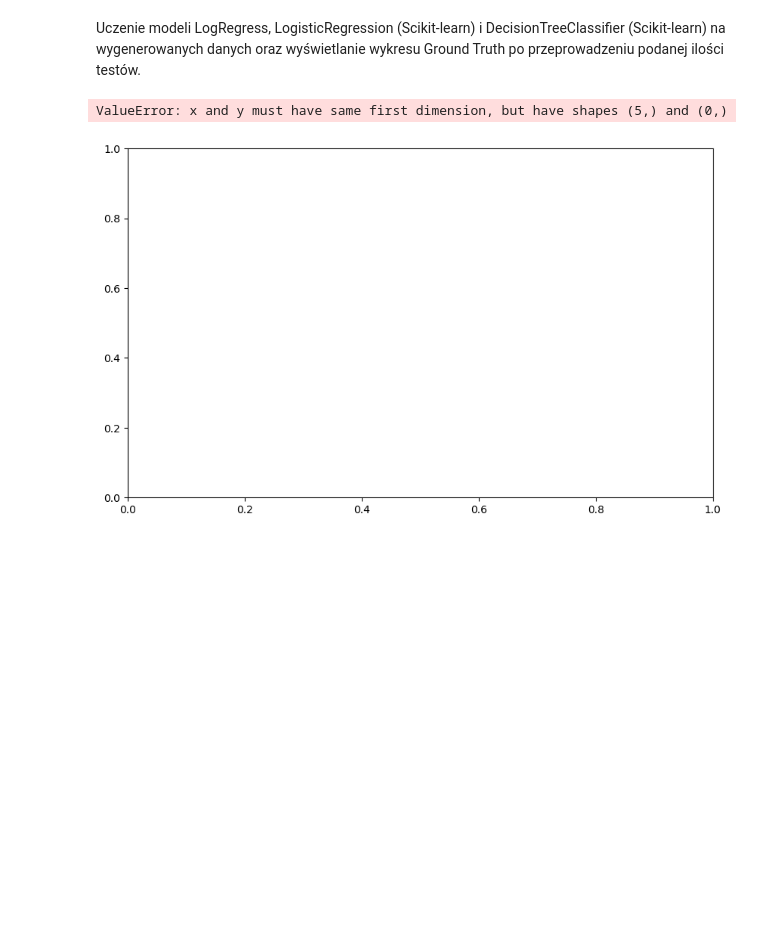
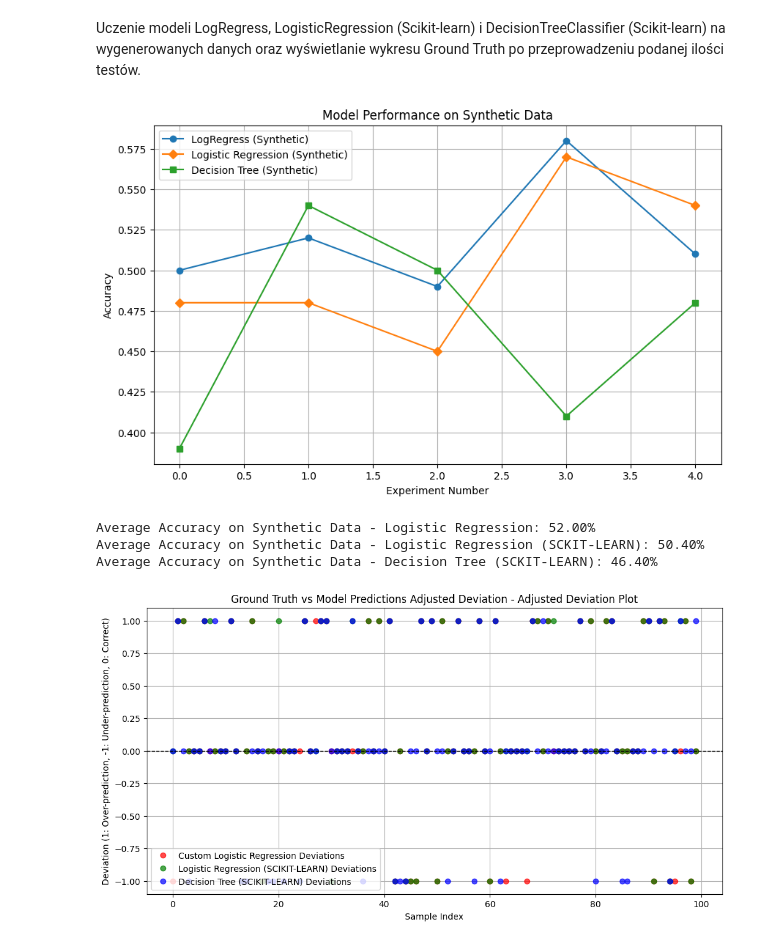
Before and after one commit to lukaszharkot/MwDM, a Jupyter notebook: LogRegressAll copy 2.ipynb, the cells around one changed output. Saved outputs shown, nothing was run; the diff lists cells and outputs as text; code cells hidden in the pictures; blank space fills up the shorter version.

```diff
--- a/LogRegressAll copy 2.ipynb
+++ b/LogRegressAll copy 2.ipynb
@@ -118,20 +121,17 @@ MultiTestHorse(num_of_experiments)
 # %% [markdown]
 Uczenie modeli LogRegress, LogisticRegression (Scikit-learn) i DecisionTreeClassifier (Scikit-learn) na wygenerowanych danych oraz wyświetlanie wykresu Ground Truth po przeprowadzeniu podanej ilości testów.
 # %%
-# Lists to collect all accuracies
-accuracy_logreg_synthetic = []
-accuracy_log_synthetic = []
-accuracy_tree_synthetic = []
+# Function to run multiple experiments on synthetic data
+def MultiTestSynth(num_experiments):
+    # Lists to collect all accuracies
+    accuracy_logreg_synthetic = []
+    accuracy_log_synthetic = []
+    accuracy_tree_synthetic = []
 
-# Lists to collect all predictions from every experiment
-all_predictions_logreg_synthetic = []
-all_predictions_log_synthetic = []
-all_predictions_tree_synthetic = []
-
-
-
-def MultiTestSynth(num_experiments):
-
+    # Lists to collect all predictions from every experiment
+    all_predictions_logreg_synthetic = []
+    all_predictions_log_synthetic = []
+    all_predictions_tree_synthetic = []
 
     for i in range(num_experiments):
         # Generate synthetic dataset
@@ -165,9 +165,8 @@ def MultiTestSynth(num_experiments):
         acc_tree = accuracy_score(y_test, predictions_tree)
         accuracy_tree_synthetic.append(acc_tree)
 
-    return y_test
-
-y_test = MultiTestHorse(num_of_experiments)
+    # Return predictions and true labels for further plotting
+    return y_test, all_predictions_logreg_synthetic, all_predictions_log_synthetic, all_predictions_tree_synthetic, accuracy_logreg_synthetic, accuracy_log_synthetic, accuracy_tree_synthetic
 # %% [markdown]
 Wyświetlanie wykresów Dokładności i Ground Truth dla danych HorseColic
 # %%
@@ -216,6 +221,7 @@ ValueError: x and y must have same first dimension, but have shapes (5,) and (10
 Uczenie modeli LogRegress, LogisticRegression (Scikit-learn) i DecisionTreeClassifier (Scikit-learn) na wygenerowanych danych oraz wyświetlanie wykresu Ground Truth po przeprowadzeniu podanej ilości testów.
 # %%
 
+y_test, all_predictions_logreg_synthetic, all_predictions_log_synthetic, all_predictions_tree_synthetic, accuracy_logreg_synthetic, accuracy_log_synthetic, accuracy_tree_synthetic = MultiTestSynth(num_of_experiments)
 
 plt.figure(figsize=(10, 6))
 plt.plot(range(num_of_experiments), accuracy_logreg_synthetic, marker='o', label="LogRegress (Synthetic)")
@@ -227,33 +233,36 @@ plt.title("Model Performance on Synthetic Data")
 plt.legend()
 plt.grid(True)
 plt.show()
 
 print("\nAverage Accuracy on Synthetic Data - Logistic Regression: {:.2f}%".format(np.mean(accuracy_logreg_synthetic) * 100))
 print("Average Accuracy on Synthetic Data - Logistic Regression (SCKIT-LEARN): {:.2f}%".format(np.mean(accuracy_log_synthetic) * 100))
-print("Average Accuracy on Synthetic Data - Decision Tree (SCKIT-LEARN): {:.2f}%".format(np.mean(accuracy_tree_synthetic) * 100))
+print("Average Accuracy on Synthetic Data - Decision Tree (SCKIT-LEARN): {:.2f}% \n".format(np.mean(accuracy_tree_synthetic) * 100))
 
 # Sample data
 true_labels = y_test  # Replace with your actual ground truth labels
 all_predictions = [all_predictions_logreg_synthetic, all_predictions_log_synthetic, all_predictions_tree_synthetic]
 labels = ["Custom Logistic Regression", "Logistic Regression (SCIKIT-LEARN)", "Decision Tree (SCIKIT-LEARN)"]
 title = "Ground Truth vs Model Predictions Adjusted Deviation"
 
 # Plotting adjusted deviations
 plt.figure(figsize=(12, 6))
 colors = ['red', 'green', 'blue']  # Colors for each model
 
 for predictions, label, color in zip(all_predictions, labels, colors):
     # Calculate deviations: 1 for over-predictions, -1 for under-predictions, 0 for correct predictions
     deviations = [1 if pred > true else -1 if pred < true else 0 for true, pred in zip(true_labels, predictions)]
     plt.plot(deviations, marker='o', linestyle='', label=f'{label} Deviations', alpha=0.7, color=color)
 
 plt.axhline(0, color='black', linewidth=1, linestyle='--')  # Baseline for no deviation
 plt.title(f'{title} - Adjusted Deviation Plot')
 plt.xlabel('Sample Index')
 plt.ylabel('Deviation (1: Over-prediction, -1: Under-prediction, 0: Correct)')
 plt.legend()
 plt.grid(True)
 plt.show()
 # %% [output]
+[figure, new version]
-ValueError: x and y must have same first dimension, but have shapes (5,) and (0,)
+Average Accuracy on Synthetic Data - Logistic Regression: 52.00%
+Average Accuracy on Synthetic Data - Logistic Regression (SCKIT-LEARN): 50.40%
+Average Accuracy on Synthetic Data - Decision Tree (SCKIT-LEARN): 46.40%
-[figure, old version]
+[figure, added]
```
Also changed, not shown: parts of 2 cells of this notebook.
